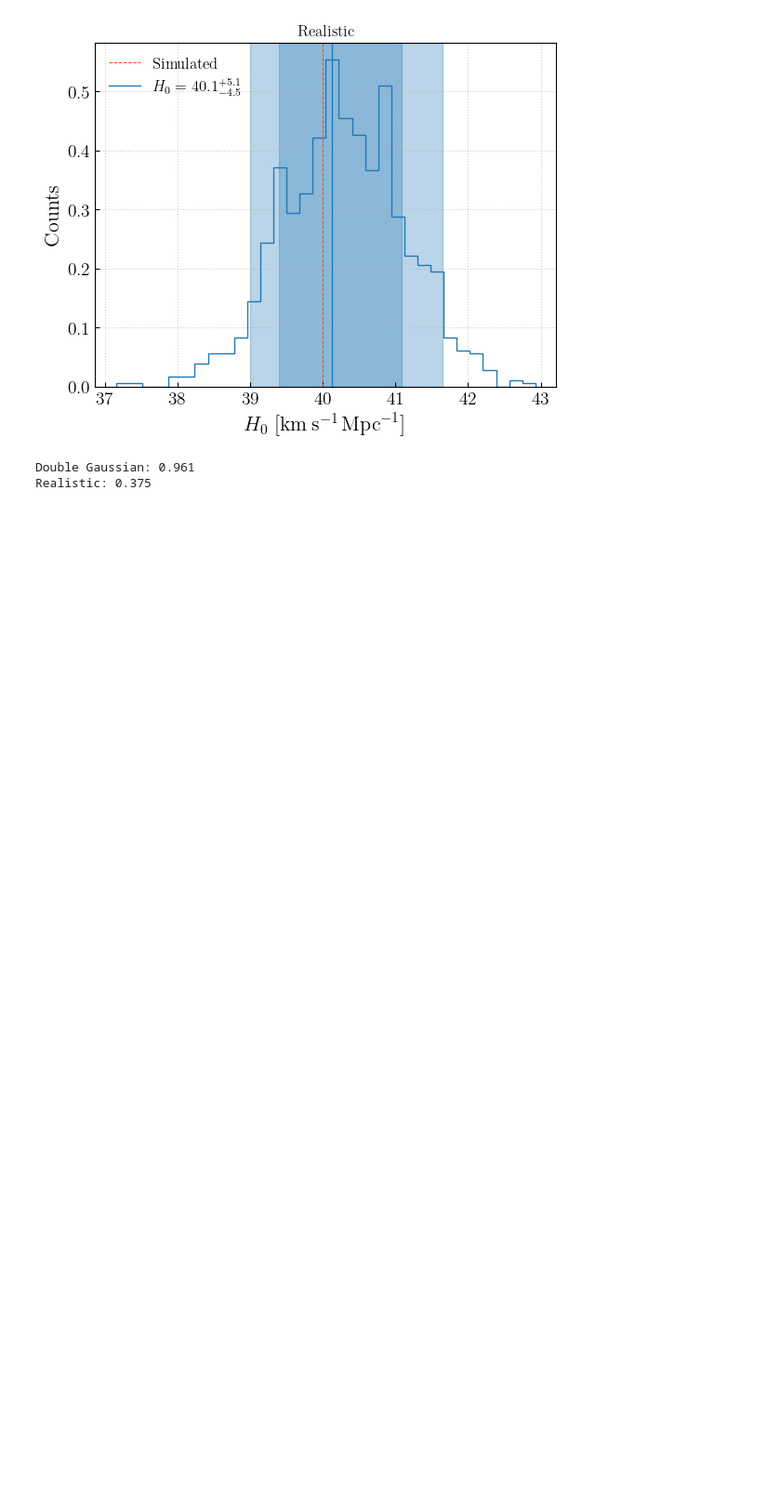
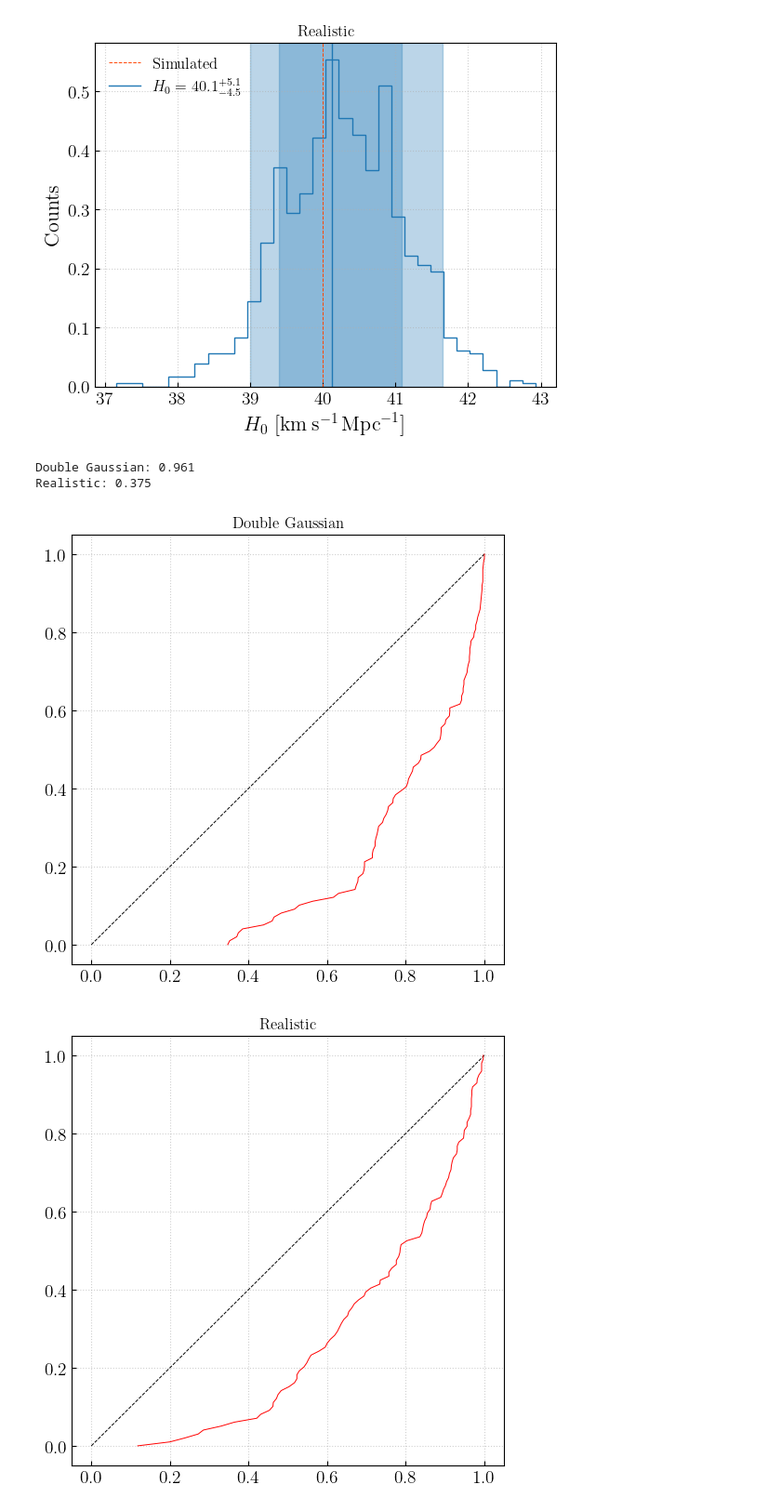
Before and after one commit to thomasckng/population_analysis, a Jupyter notebook: H0_test/inference.ipynb, the cells around one changed output. Shown at 93% size. Cells and saved outputs as stored; diff of their text form; code cells hidden in the pictures; blank space fills up the shorter version.

Commit message:
Move pp plot to ipynb

```diff
--- a/H0_test/inference.ipynb
+++ b/H0_test/inference.ipynb
@@ -347,3 +351,30 @@ print(f"Realistic: "+str(np.sum(H0_sample_realistic<=40)/len(H0_sample_realistic
 # %% [output]
 Double Gaussian: 0.961
 Realistic: 0.375
+# %%
+with np.load("./double_gaussian/result.npz") as data:
+    figaro_pdf_arr_double_gaussian = data['figaro_pdf_arr']
+    jsd_arr_double_gaussian = data['jsd_arr']
+    H0_samples_arr_double_gaussian = data['H0_samples_arr']
+    H0_perc_arr_double_gaussian = data['H0_perc_arr']
+
+with np.load("./realistic/result.npz") as data:
+    figaro_pdf_arr_realistic = data['figaro_pdf_arr']
+    jsd_arr_realistic = data['jsd_arr']
+    H0_samples_arr_realistic = data['H0_samples_arr']
+    H0_perc_arr_realistic = data['H0_perc_arr']
+# %%
+plt.figure(figsize=(6,6))
+plt.plot(np.linspace(0,1,100), np.linspace(0,1,100), "k--")
+plt.plot(np.sort(H0_perc_arr_double_gaussian), np.linspace(0,1,100), "r-")
+plt.title("$\mathrm{Double\ Gaussian}$")
+plt.show()
+
+plt.figure(figsize=(6,6))
+plt.plot(np.linspace(0,1,100), np.linspace(0,1,100), "k--")
+plt.plot(np.sort(H0_perc_arr_realistic), np.linspace(0,1,100), "r-")
+plt.title("$\mathrm{Realistic}$")
+plt.show()
+# %% [output]
+[figure, added]
+[figure, added]
```
Also changed, not shown: parts of 2 cells of this notebook, 2 other files.
